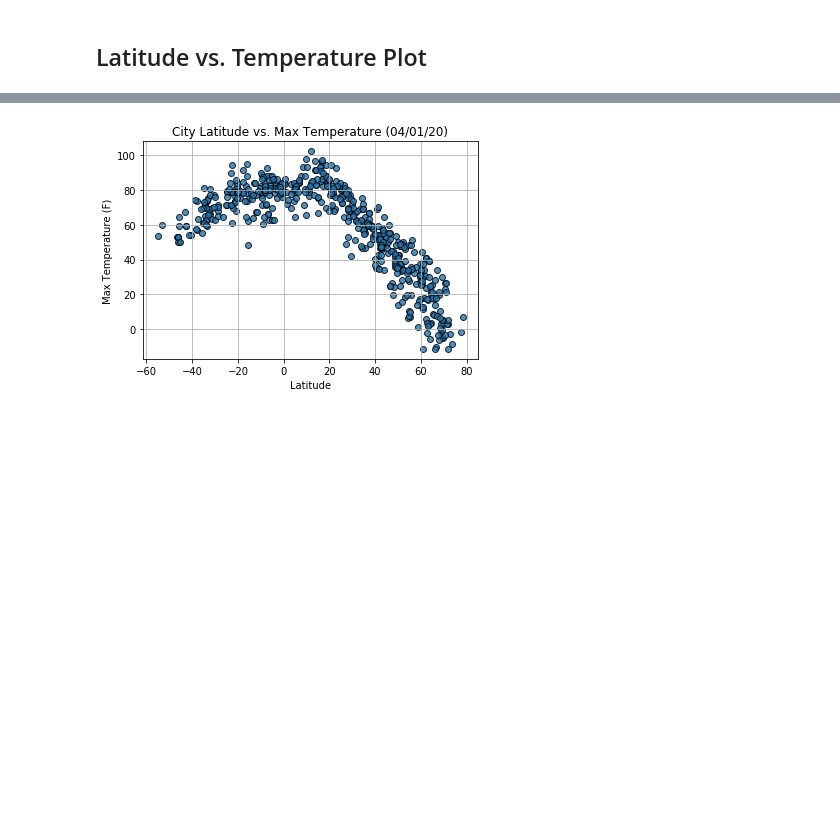
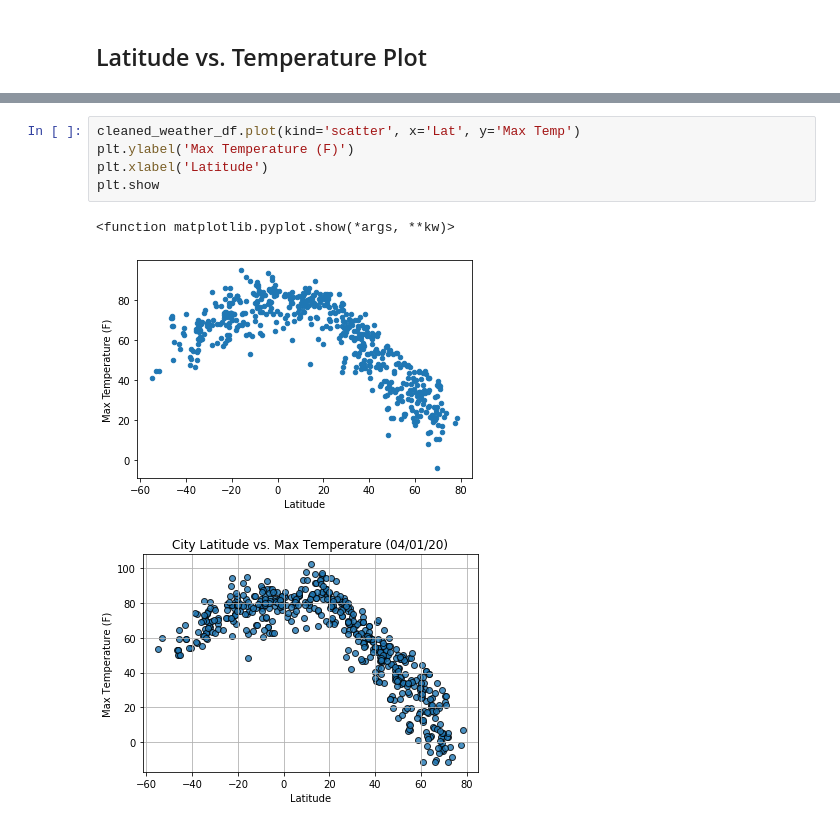
Before and after one commit to jump8621/python-api-challenge, a Jupyter notebook: WeatherPy/WeatherPy-Copy1.ipynb, the cells around one changed output, grey strips where cells are left out. Saved outputs shown, nothing was run; the diff lists cells and outputs as text; blank space fills up the shorter version.

```diff
--- a/WeatherPy/WeatherPy-Copy1.ipynb
+++ b/WeatherPy/WeatherPy-Copy1.ipynb
@@ -339,3 +344,11 @@ cleaned_weather_df
+# %%
+cleaned_weather_df.plot(kind='scatter', x='Lat', y='Max Temp')
+plt.ylabel('Max Temperature (F)')
+plt.xlabel('Latitude')
+plt.show
+# %% [output]
+<function matplotlib.pyplot.show(*args, **kw)>
+[figure, added]
 # %%
 # %% [output]
 [figure]
```
Also changed, not shown: parts of 3 cells of this notebook.
